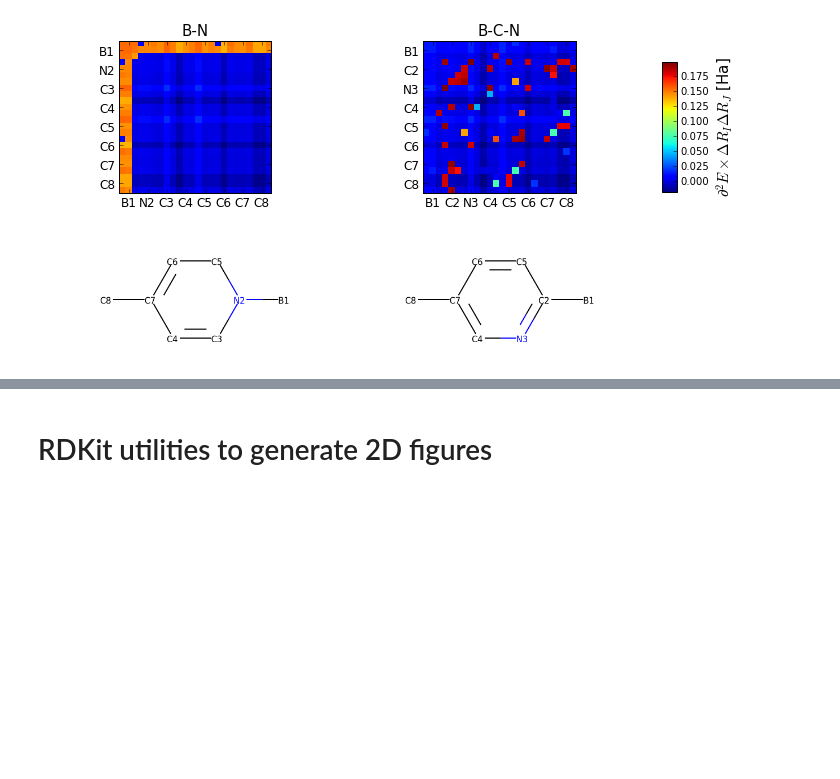
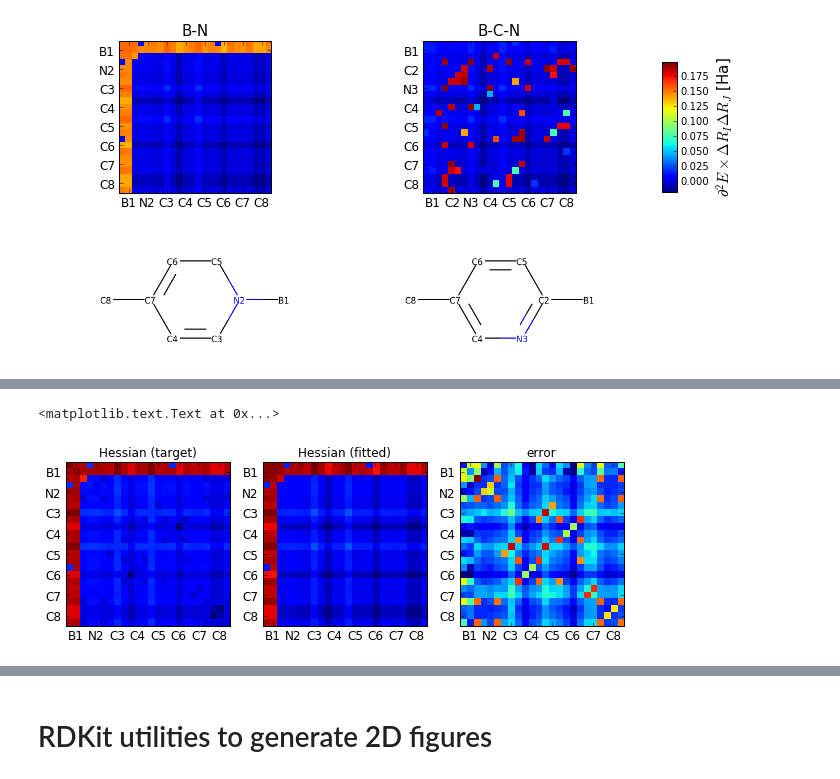
Before and after one commit to SamKChang/phononic_Tc_20170712, a Jupyter notebook: 01_finiteDifferenceTest/structure_test.ipynb, the cells around one changed output, grey strips where cells are left out. Drawn from its saved outputs; the diff is of its cells as text; code cells hidden in the pictures; blank space fills up the shorter version.

```diff
--- a/01_finiteDifferenceTest/structure_test.ipynb
+++ b/01_finiteDifferenceTest/structure_test.ipynb
@@ -481 +433,4 @@ Hessians_error = [np.abs(Hessians_prd[i] - Hessians_tar[i]) for i in range(2)]
+# %%
+Hessians_tar = [Hessian_from_list(dE_BN1_tar), Hessian_from_list(dE_BN2_tar)]
+Hessians_prd = [Hessian_from_list(dE_BN1_prd), Hessian_from_list(dE_BN2_prd)]
 # %%
@@ -528,0 +561,26 @@ Hessians_plot(Hessians_tar, ax1, ax2, ax3, ax4)
+# %%
+def Hessian_plot(Hessian, ax=None, atom_labels=None):
+    if ax is None:
+        fig, ax = plt.subplots(1,1)
+    vmin, vmax = np.nanmin(Hessian), np.nanmax(Hessian)
+    ax.imshow(Hessian, interpolation='nearest', vmin=vmin, vmax=vmax)
+
+    if atom_labels is not None:
+        ax.set_xticks(range(1, 24, 3))
+        ax.set_yticks(range(1, 24, 3))
+        ax.set_xticklabels(atom_labels, fontsize=12)
+        ax.set_yticklabels(atom_labels, fontsize=12)
+# %%
+BN1_labels = ['%s%d' % (mol_BN1.type_list[j], j+1) for j in range(mol_BN1.N)]
+
+fig, [ax1, ax2, ax3] = plt.subplots(1, 3, figsize=(10, 3))
+Hessian_fit = Hessian_from_list(dE_BN1_fit)
+Hessian_plot(Hessian_fit, ax=ax1, atom_labels = BN1_labels)
+Hessian_plot(Hessians_tar[0],ax=ax2,atom_labels = BN1_labels)
+Hessian_plot(Hessians_tar[0] - Hessian_fit, ax=ax3, atom_labels = BN1_labels)
+ax1.set_title(r'Hessian (target)')
+ax2.set_title(r'Hessian (fitted)')
+ax3.set_title(r'error')
+# %% [output]
+<matplotlib.text.Text at 0x...>
+[figure, added]
```
Also changed, not shown: parts of 12 cells of this notebook.
